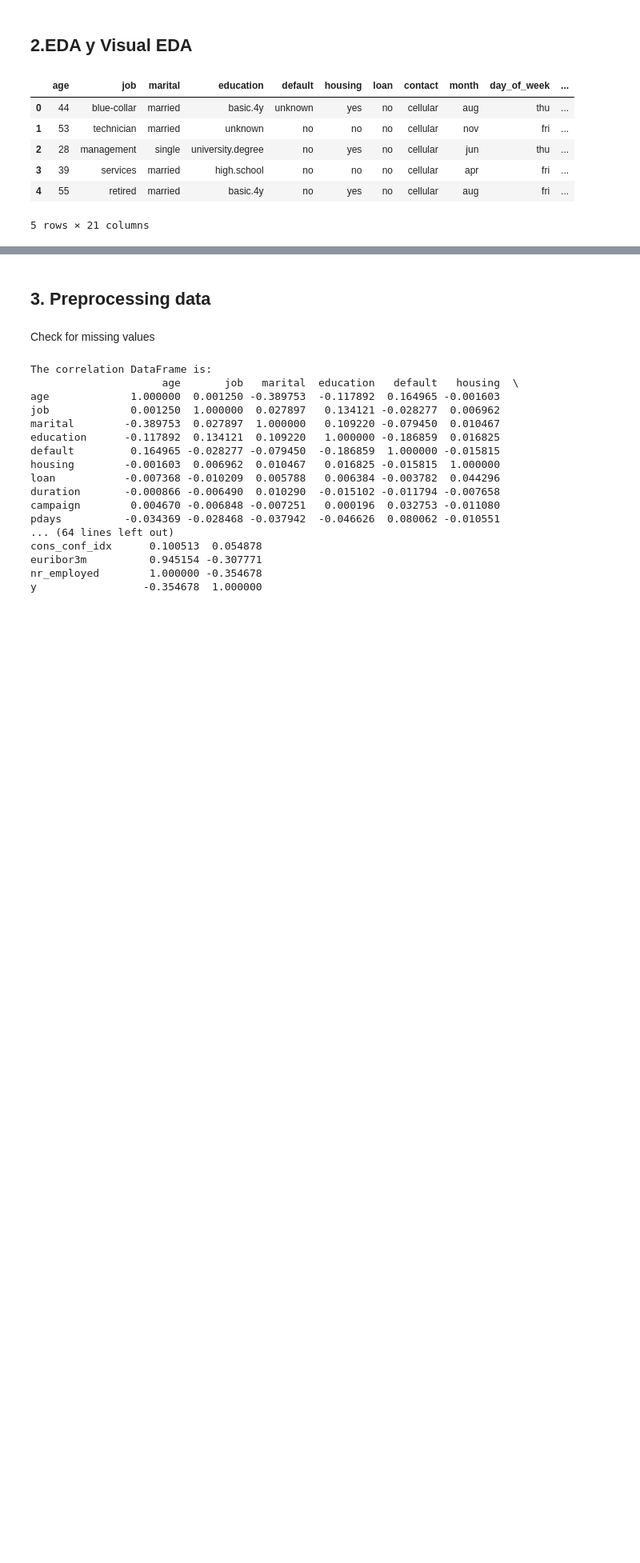
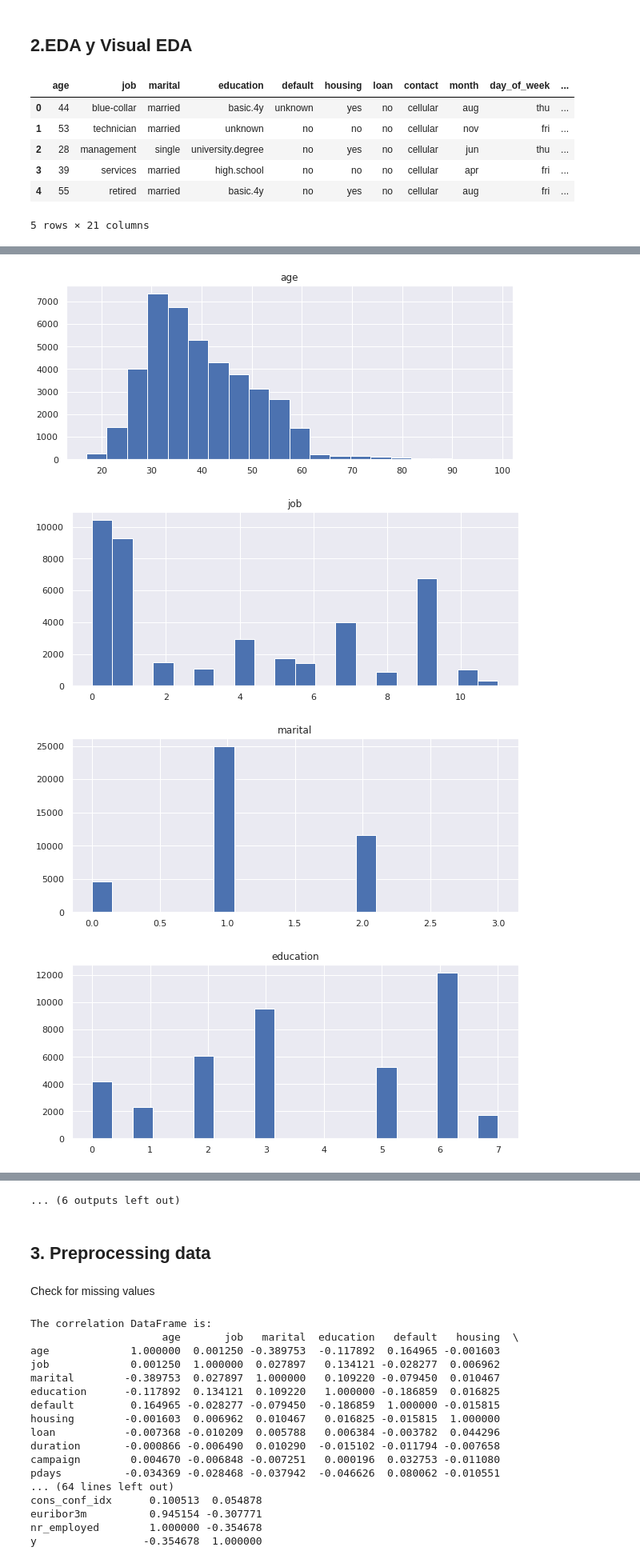
Before and after one commit to CGAInstitution/proxecto-final-ud2-GuillermoGarMar, a Jupyter notebook: ML.UD2.Supervised-FinalProject.ipynb, the cells around one changed output, grey strips where cells are left out. Shown: that part at 80% size. Cells and saved outputs as stored; diff of their text form; code cells hidden in the pictures; blank space fills up the shorter version.

Commit message:
Histograma

```diff
--- a/ML.UD2.Supervised-FinalProject.ipynb
+++ b/ML.UD2.Supervised-FinalProject.ipynb
@@ -92,3 +103,14 @@ dftest.describe()
 | 50% | 38.000000 | 181.000000 | 2.000000 | 999.000000 | 0.000000 | 1.100000 | 93.749000 | -41.800000 | ... |
 | 75% | 47.000000 | 317.000000 | 3.000000 | 999.000000 | 0.000000 | 1.400000 | 93.994000 | -36.400000 | ... |
 | max | 88.000000 | 3643.000000 | 35.000000 | 999.000000 | 6.000000 | 1.400000 | 94.767000 | -26.900000 | ... |
+# %%
+from pandas.api.types import is_numeric_dtype
+for col in dftrain.columns:
+    if  is_numeric_dtype(dftrain[col])==True:
+        dftrain.hist(column=col,bins=20,figsize=(10,4))
+        plt.show()
+# %% [output]
+[figure, added]
+[figure, added]
+[figure, added]
+[figure, added]
@@ -95,3 +125,4 @@ dftest.describe()
+... (6 outputs left out)
 # %% [markdown]
 ## 3. Preprocessing data
 # %% [markdown]
```
Also changed, not shown: parts of 3 cells of this notebook.
